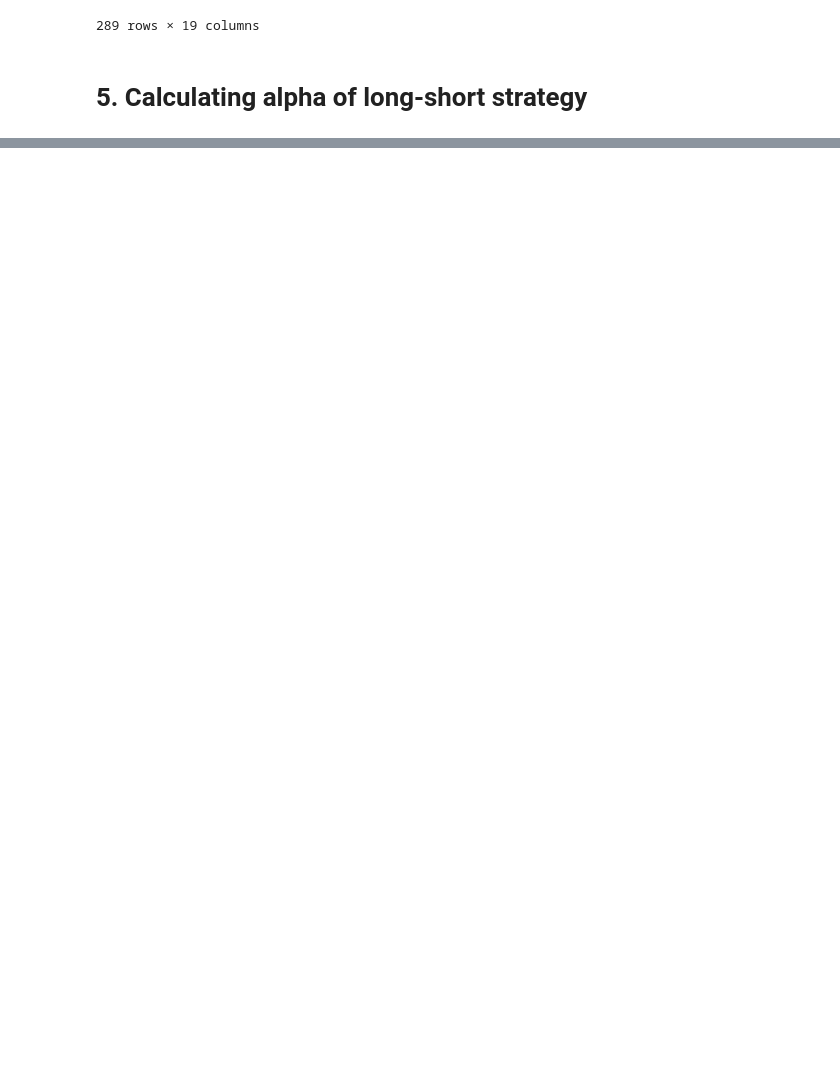
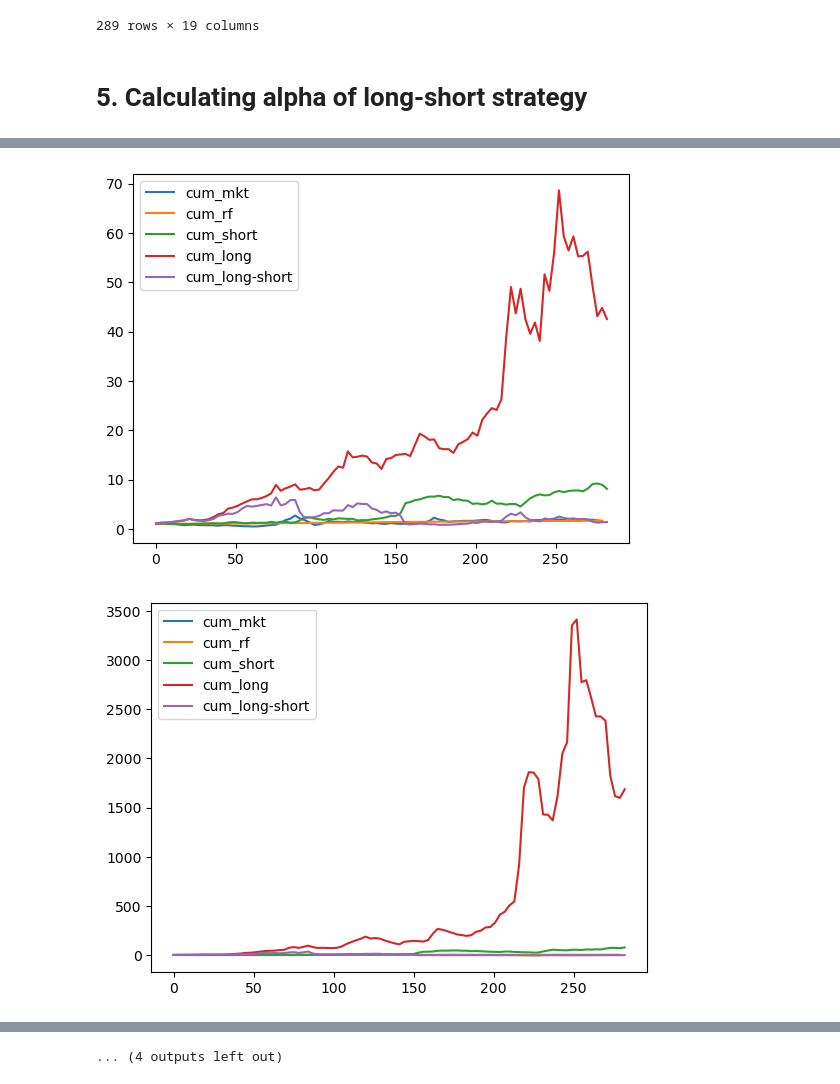
Before and after one commit to alex-fang123/investment_project, a Jupyter notebook: real-main-part3.ipynb, the cells around one changed output, grey strips where cells are left out. Drawn from its saved outputs; the diff is of its cells as text; code cells hidden in the pictures; blank space fills up the shorter version.

Commit message:
finish part 3

```diff
--- a/real-main-part3.ipynb
+++ b/real-main-part3.ipynb
@@ -673,0 +1515,56 @@ Name: month, Length: 86285, dtype: object
+# %%
+def get_backtest_chart(data, holding_time):
+    tmp = data.merge(factor_data[['month', 'risk_premium']], on='month', how='left')
+    tmp[f'mkt_{holding_time}month'] = rolling_apply(lambda x: np.prod(x + 1) - 1, holding_time, tmp['risk_premium'])
+    tmp[f'mkt_{holding_time}month'] = tmp[f'mkt_{holding_time}month'].shift(-holding_time)
+    tmp = tmp.merge(rf_monthly[['month', 'monthly_rf']], on='month', how='left')
+    tmp[f'rf_{holding_time}month'] = rolling_apply(lambda x: np.prod(x+1) - 1, holding_time, tmp['monthly_rf'])
+    tmp[f'rf_{holding_time}month'] = tmp[f'rf_{holding_time}month'].shift(-holding_time)
+    tmp = tmp[['month', f'mkt_{holding_time}month', f'rf_{holding_time}month', 0.0, 9.0]]
+    tmp['long-short'] = tmp[9.0] - tmp[0.0]
+    tmp.columns = ['month', f'mkt_{holding_time}month', f'rf_{holding_time}month', 'short', 'long', 'long-short']
+    tmp = tmp.iloc[::holding_time,:]
+
+    tmp['cum_mkt'] = (tmp[f'mkt_{holding_time}month']+1).cumprod()
+    tmp['cum_rf'] = (tmp[f'rf_{holding_time}month']+1).cumprod()
+    tmp['cum_short'] = (tmp['short']+1).cumprod()
+    tmp['cum_long'] = (tmp['long']+1).cumprod()
+    tmp['cum_long-short'] = (tmp['long-short']+1).cumprod()
+
+    return tmp[['cum_mkt', 'cum_rf', 'cum_short', 'cum_long', 'cum_long-short']].plot()
+# %%
+chart_vw_3for3 = get_backtest_chart(vw_3for3, 3)
+chart_vw_3for3.figure.savefig('output/part3/7. backtest_vw_3for3.png')
+chart_vw_3for6 = get_backtest_chart(vw_3for6, 3)
+chart_vw_3for6.figure.savefig('output/part3/7. backtest_vw_3for6.png')
+chart_vw_3for9 = get_backtest_chart(vw_3for9, 3)
+chart_vw_3for9.figure.savefig('output/part3/7. backtest_vw_3for9.png')
+chart_vw_3for12 = get_backtest_chart(vw_3for12, 3)
+chart_vw_3for12.figure.savefig('output/part3/7. backtest_vw_3for12.png')
+chart_vw_6for3 = get_backtest_chart(vw_6for3, 6)
+chart_vw_6for3.figure.savefig('output/part3/7. backtest_vw_6for3.png')
+chart_vw_6for6 = get_backtest_chart(vw_6for6, 6)
+chart_vw_6for6.figure.savefig('output/part3/7. backtest_vw_6for6.png')
+chart_vw_6for9 = get_backtest_chart(vw_6for9, 6)
+chart_vw_6for9.figure.savefig('output/part3/7. backtest_vw_6for9.png')
+chart_vw_6for12 = get_backtest_chart(vw_6for12, 6)
+chart_vw_6for12.figure.savefig('output/part3/7. backtest_vw_6for12.png')
+chart_vw_9for3 = get_backtest_chart(vw_9for3, 9)
+chart_vw_9for3.figure.savefig('output/part3/7. backtest_vw_9for3.png')
+chart_vw_9for6 = get_backtest_chart(vw_9for6, 9)
+chart_vw_9for6.figure.savefig('output/part3/7. backtest_vw_9for6.png')
+chart_vw_9for9 = get_backtest_chart(vw_9for9, 9)
+chart_vw_9for9.figure.savefig('output/part3/7. backtest_vw_9for9.png')
+chart_vw_9for12 = get_backtest_chart(vw_9for12, 9)
+chart_vw_9for12.figure.savefig('output/part3/7. backtest_vw_9for12.png')
+chart_vw_12for3 = get_backtest_chart(vw_12for3, 12)
+chart_vw_12for3.figure.savefig('output/part3/7. backtest_vw_12for3.png')
+chart_vw_12for6 = get_backtest_chart(vw_12for6, 12)
+chart_vw_12for6.figure.savefig('output/part3/7. backtest_vw_12for6.png')
+chart_vw_12for9 = get_backtest_chart(vw_12for9, 12)
+chart_vw_12for9.figure.savefig('output/part3/7. backtest_vw_12for9.png')
+chart_vw_12for12 = get_backtest_chart(vw_12for12, 12)
+chart_vw_12for12.figure.savefig('output/part3/7. backtest_vw_12for12.png')
+# %% [output]
+[figure, added]
+[figure, added]
@@ -673,0 +1581 @@ Name: month, Length: 86285, dtype: object
+... (4 outputs left out)
```
Also changed, not shown: parts of 58 cells of this notebook, 40 other files.
